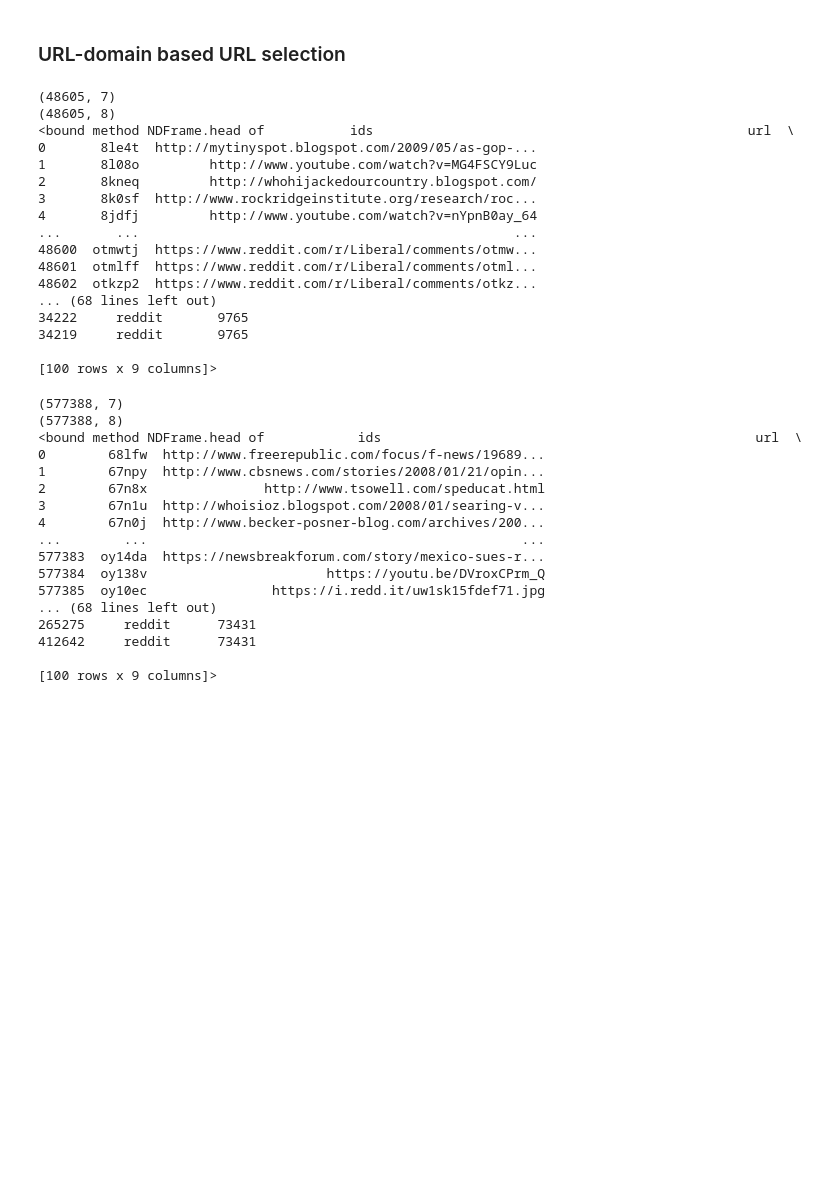
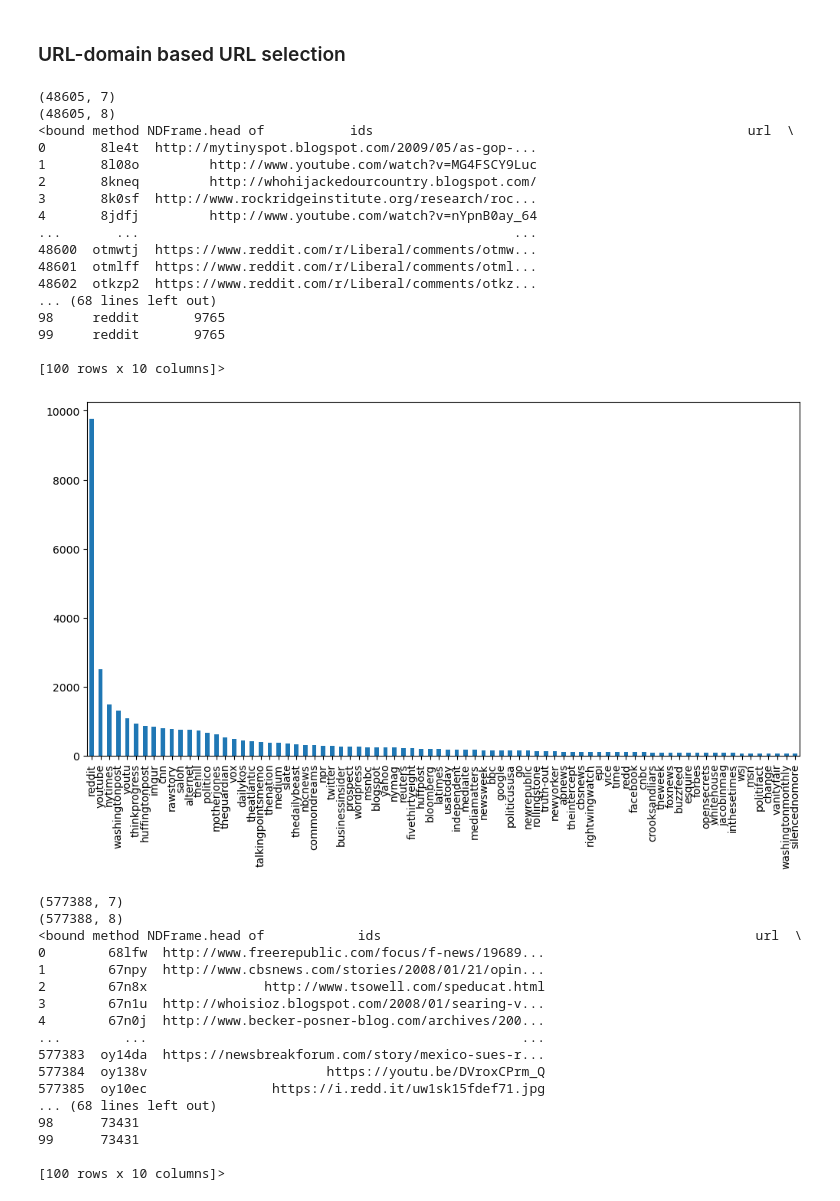
Before and after one commit to ADCLab/RedditIdeologyDB, a Jupyter notebook: Exploratory Data Analysis.ipynb, the cells around one changed output. Cells and saved outputs as stored; diff of their text form; code cells hidden in the pictures; blank space fills up the shorter version.

```diff
--- a/Exploratory Data Analysis.ipynb
+++ b/Exploratory Data Analysis.ipynb
@@ -87,6 +103,7 @@ def get_domain_ordered_URLs(df, n):
     # use groupby, count() and sort_values()
     df['Frequency'] = df.groupby('url_domain')['url_domain'].transform('count')
     df = df.sort_values('Frequency', ascending=False)
+    df = df.reset_index()
     df_domainFreq_topn = df[:n]
 
     return df, df_domainFreq_topn
@@ -120,10 +137,18 @@ lib_df_domainFreq_top100.to_csv("../ids_urls_submission_Liberal_from_1241293173_
 48601  otmlff  https://www.reddit.com/r/Liberal/comments/otml...
 48602  otkzp2  https://www.reddit.com/r/Liberal/comments/otkz...
 ... (68 lines left out)
-34222     reddit       9765
-34219     reddit       9765
+98     reddit       9765
+99     reddit       9765
 
-[100 rows x 9 columns]>
+[100 rows x 10 columns]>
+# %%
+# plot lib url_domain distribution
+# lib_df_domainFreq.url_domain.value_counts()[:100]
+plt.figure(figsize=(12, 6))
+lib_df_domainFreq.url_domain.value_counts()[:80].plot(kind='bar')
+plt.show()
+# %% [output]
+[figure, added]
 # %%
 # Conservative data
 con_df = pd.read_csv("../ids_urls_submission_Conservative_from_1202154642_to_1628308799.csv")
@@ -154,7 +179,7 @@ con_df_domainFreq_top100.to_csv("../ids_urls_submission_Conservative_from_120215
 577384  oy138v                       https://youtu.be/DVroxCPrm_Q
 577385  oy10ec                https://i.redd.it/uw1sk15fdef71.jpg
 ... (68 lines left out)
-265275     reddit      73431
-412642     reddit      73431
+98      73431
+99      73431
 
-[100 rows x 9 columns]>
+[100 rows x 10 columns]>
```
Also changed, not shown: parts of 7 cells of this notebook.
